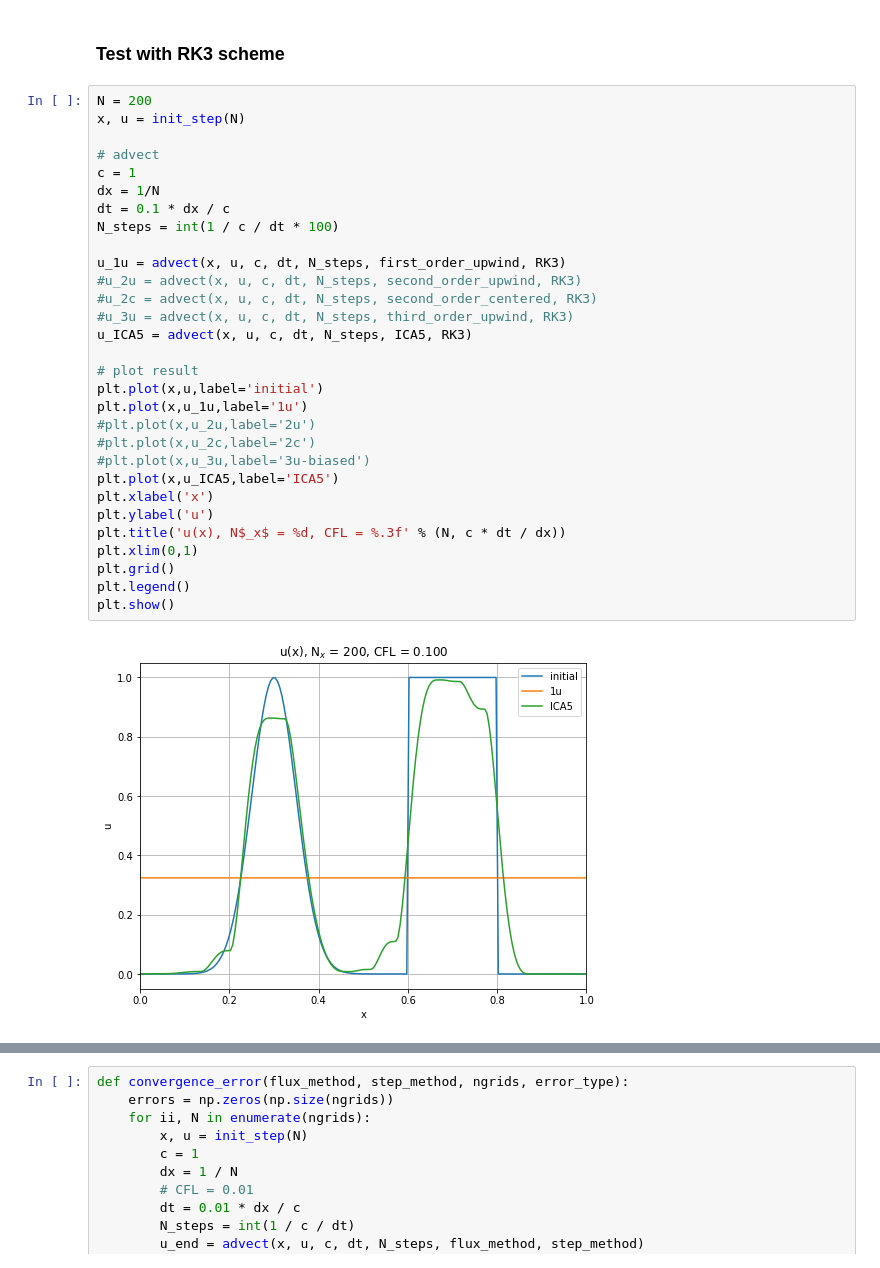
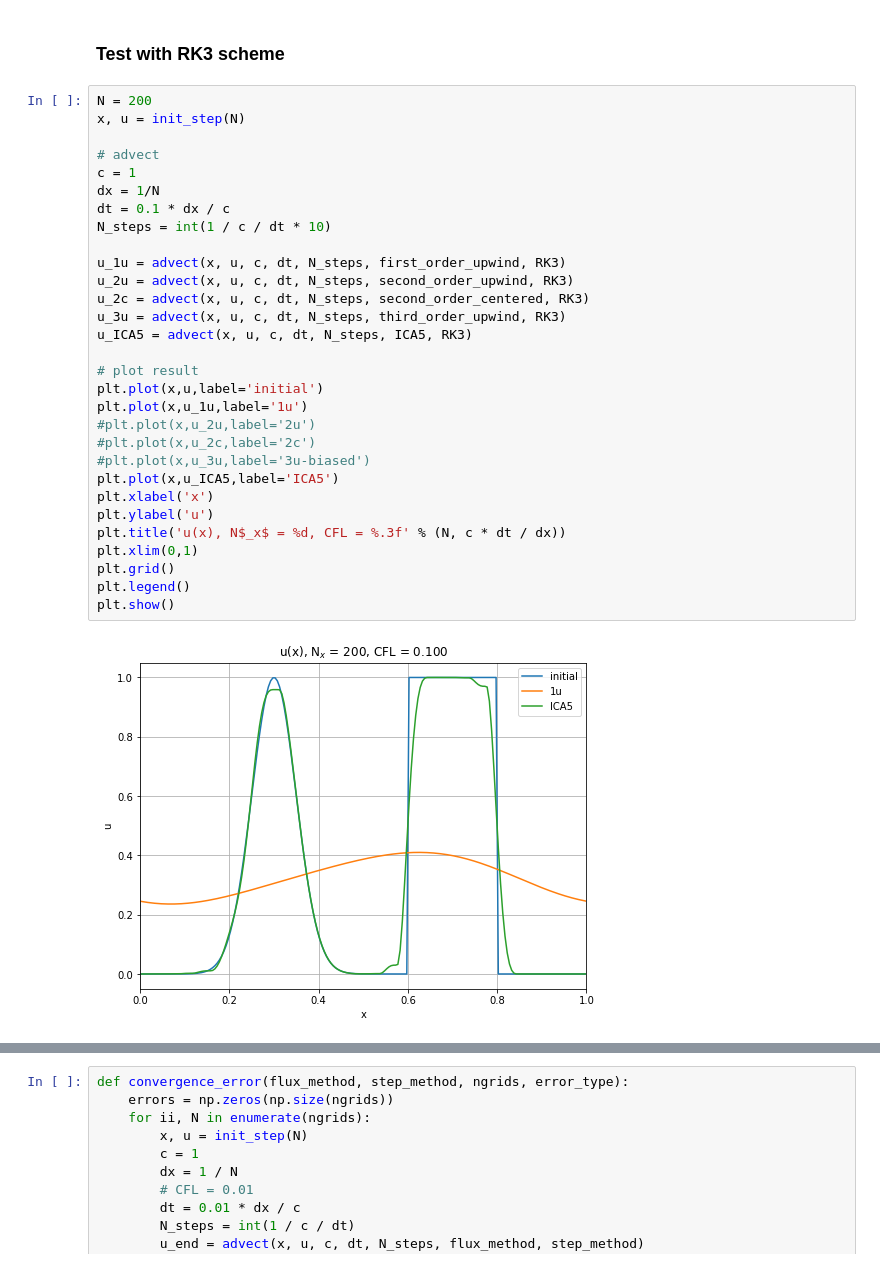
Before and after one commit to sirpipat/tsunami-modelling, a Jupyter notebook: src/Playground.ipynb, the cells around one changed output, grey strips where cells are left out. Cells and saved outputs as stored; diff of their text form.

```diff
--- a/src/Playground.ipynb
+++ b/src/Playground.ipynb
@@ -148,32 +148,32 @@ plt.show()
 # %%
 N = 200
 x, u = init_step(N)
 
 # advect
 c = 1
 dx = 1/N
 dt = 0.1 * dx / c
-N_steps = int(1 / c / dt * 100)
+N_steps = int(1 / c / dt * 10)
 
 u_1u = advect(x, u, c, dt, N_steps, first_order_upwind, RK3)
-#u_2u = advect(x, u, c, dt, N_steps, second_order_upwind, RK3)
-#u_2c = advect(x, u, c, dt, N_steps, second_order_centered, RK3)
-#u_3u = advect(x, u, c, dt, N_steps, third_order_upwind, RK3)
+u_2u = advect(x, u, c, dt, N_steps, second_order_upwind, RK3)
+u_2c = advect(x, u, c, dt, N_steps, second_order_centered, RK3)
+u_3u = advect(x, u, c, dt, N_steps, third_order_upwind, RK3)
 u_ICA5 = advect(x, u, c, dt, N_steps, ICA5, RK3)
 
 # plot result
 plt.plot(x,u,label='initial')
 plt.plot(x,u_1u,label='1u')
 #plt.plot(x,u_2u,label='2u')
 #plt.plot(x,u_2c,label='2c')
 #plt.plot(x,u_3u,label='3u-biased')
 plt.plot(x,u_ICA5,label='ICA5')
 plt.xlabel('x')
 plt.ylabel('u')
 plt.title('u(x), N$_x$ = %d, CFL = %.3f' % (N, c * dt / dx))
 plt.xlim(0,1)
 plt.grid()
 plt.legend()
 plt.show()
 # %% [output]
-[figure, old version]
+[figure, new version]
```
Also changed, not shown: parts of 78 cells of this notebook, 4 other files.
